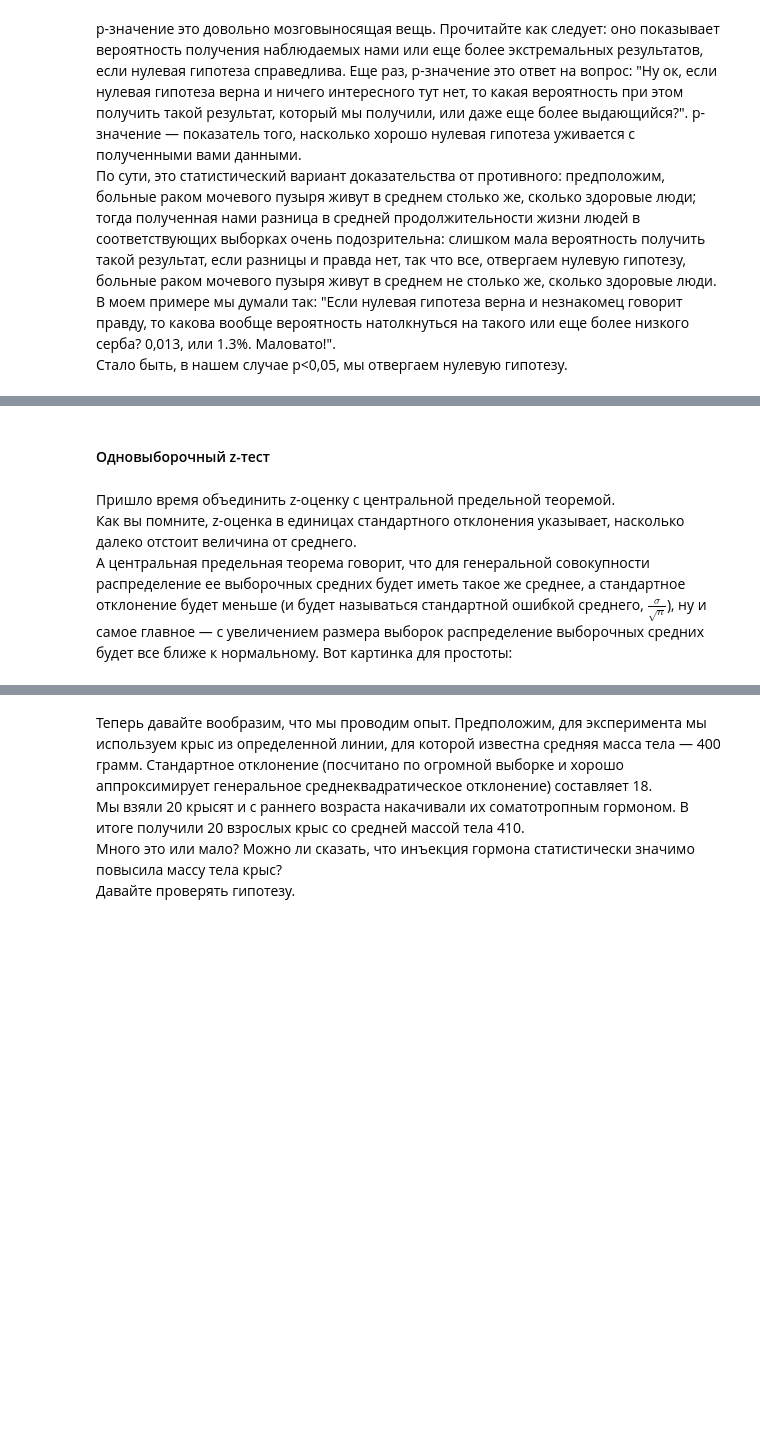
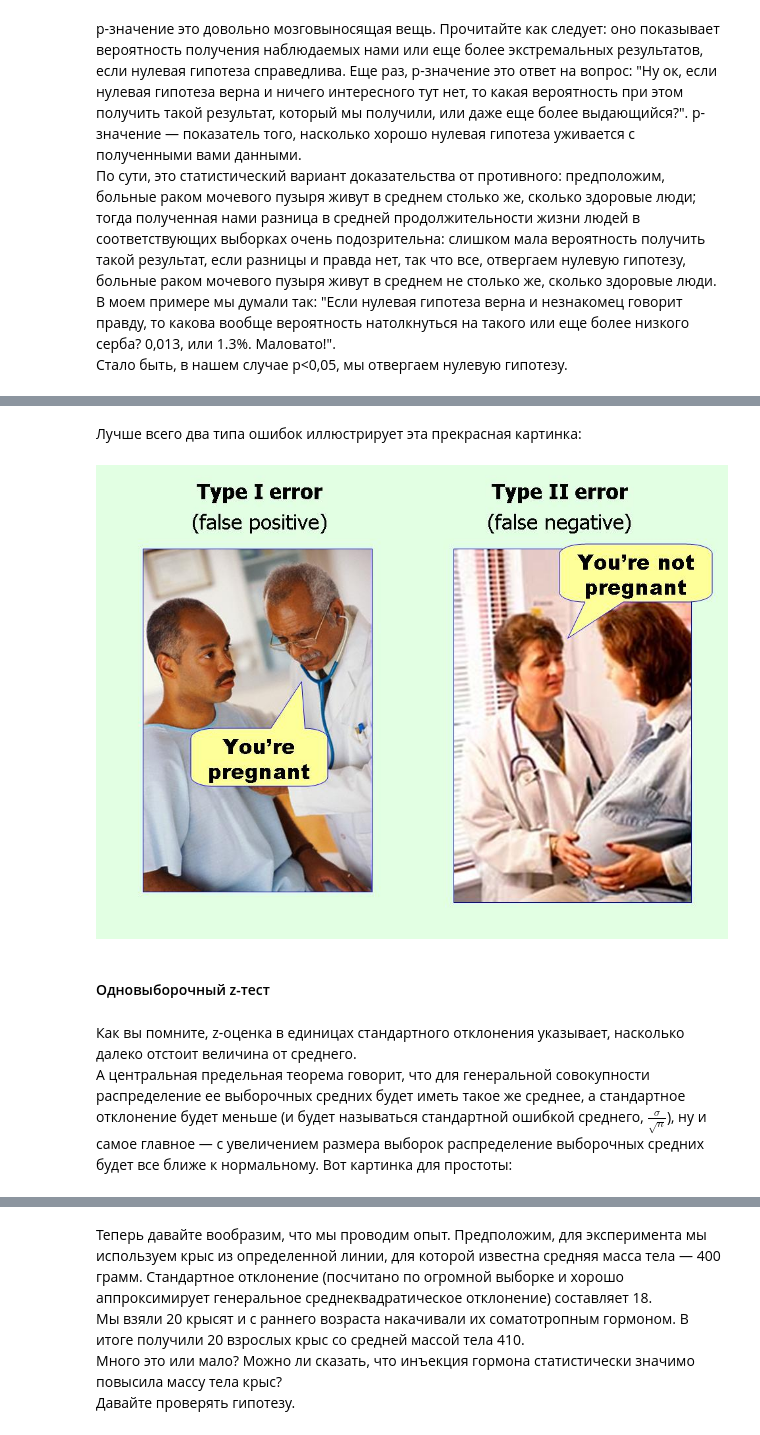
Before and after one commit to mishaberegov/statistics, a Jupyter notebook: Статистика_для_нубов.ipynb, the cells around one changed output, grey strips where cells are left out. Cells and saved outputs as stored; diff of their text form; code cells hidden in the pictures; blank space fills up the shorter version.

```diff
--- a/Статистика_для_нубов.ipynb
+++ b/Статистика_для_нубов.ipynb
@@ -683,0 +740,6 @@ p-значение это довольно мозговыносящая вещь
+# %% [markdown]
+Лучше всего два типа ошибок иллюстрирует эта прекрасная картинка:
+# %%
+Image("type-i-and-type-ii-errors.jpg", width=700)
+# %% [output]
+[figure, added]
@@ -684,7 +749,6 @@ p-значение это довольно мозговыносящая вещь
 # %% [markdown]
 #### Одновыборочный z-тест
 # %% [markdown]
-Пришло время объединить z-оценку с центральной предельной теоремой. <br>
 Как вы помните, z-оценка в единицах стандартного отклонения указывает, насколько далеко отстоит величина от среднего. <br>
 А центральная предельная теорема говорит, что для генеральной совокупности распределение ее выборочных средних будет иметь такое же среднее, а стандартное отклонение будет меньше (и будет называться стандартной ошибкой среднего, $\frac{\sigma}{\sqrt{n}}$), ну и самое главное &mdash; с увеличением размера выборок распределение выборочных средних будет все ближе к нормальному. Вот картинка для простоты:
 # %%
```
Also changed, not shown: parts of 31 cells of this notebook, 1 other file.
